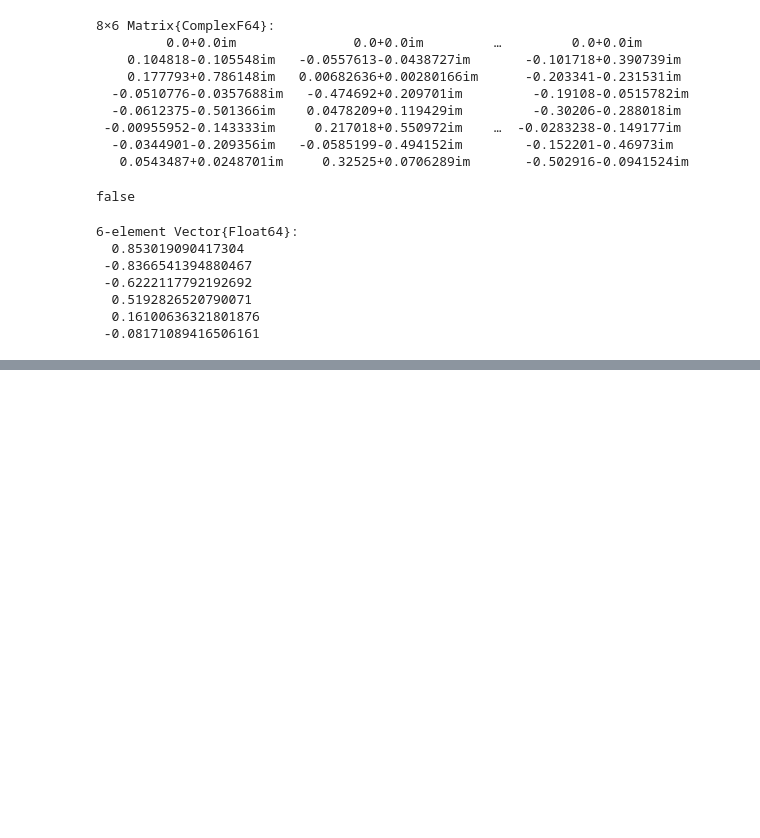
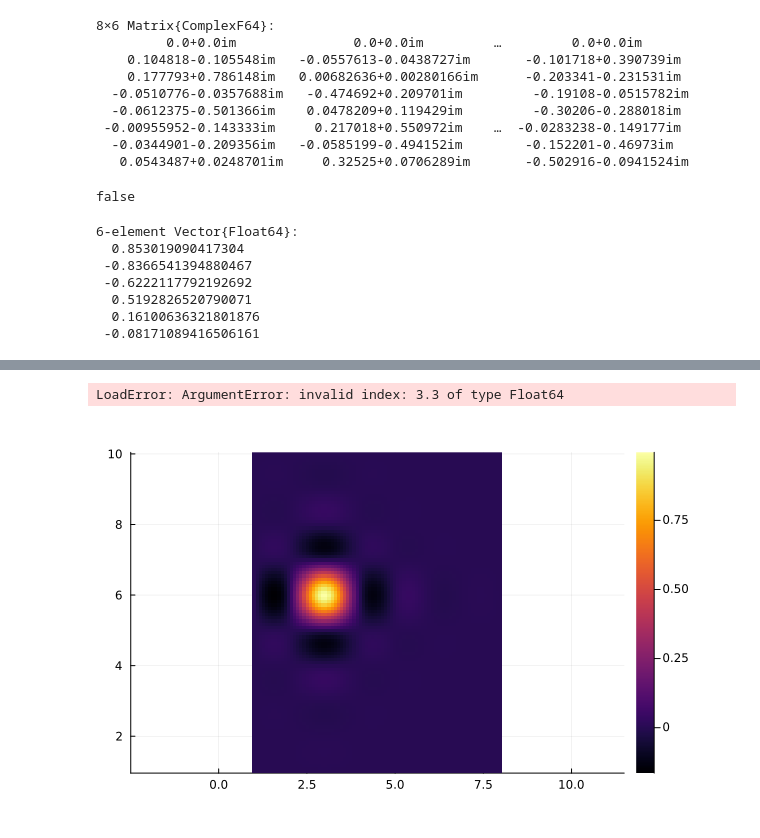
Before and after one commit to Umut-Can-Physics/Kagome-Lattice, a Jupyter notebook: My Numerical Calculations/Many-Body/Hofstadter/Hofstadter First Band Approximation.ipynb, the cells around one changed output, grey strips where cells are left out. Saved outputs shown, nothing was run; the diff lists cells and outputs as text; code cells hidden in the pictures; blank space fills up the shorter version.

```diff
--- a/My Numerical Calculations/Many-Body/Hofstadter/Hofstadter First Band Approximation.ipynb
+++ b/My Numerical Calculations/Many-Body/Hofstadter/Hofstadter First Band Approximation.ipynb
@@ -475,0 +526,4 @@ angle.(BerryEnergies)/pi
+# %%
+E_sp, V_sp = eigenstates(dense(Total_H_sp));
+# %%
+num_sub_list = get_num_sub_list(N, sp_basis, P, Pt);
@@ -475,0 +534,4 @@ angle.(BerryEnergies)/pi
+# %%
+Sub_Number_MB_Operator_List = get_num_mb_op(N, basis_cut_sp, num_sub_list, basis_cut_mb, basis_sub);
+# %%
+avg_density = Get_Avg_Density(Nx, Ny, 1, N, Sub_Number_MB_Operator_List, basis_cut_mb, V_sp)
@@ -475,0 +548,11 @@ angle.(BerryEnergies)/pi
+# %%
+avg_density[pos[1]+1,pos[2]+1]
+# %% [output]
+LoadError: ArgumentError: invalid index: 3.3 of type Float64
+# %%
+data = avg_density'
+factor = 10
+
+Plots.heatmap(Interp(data, factor), aspect_ratio=:equal)
+# %% [output]
+[figure, added]
```
Also changed, not shown: parts of 33 cells of this notebook, 8 other files.
